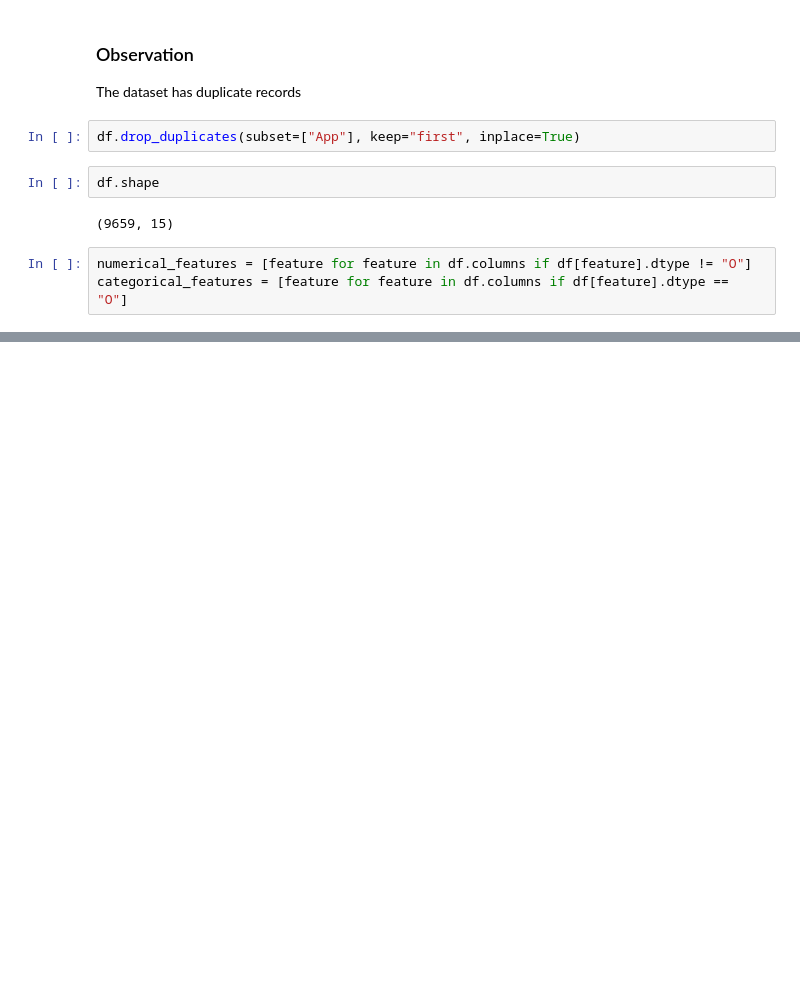
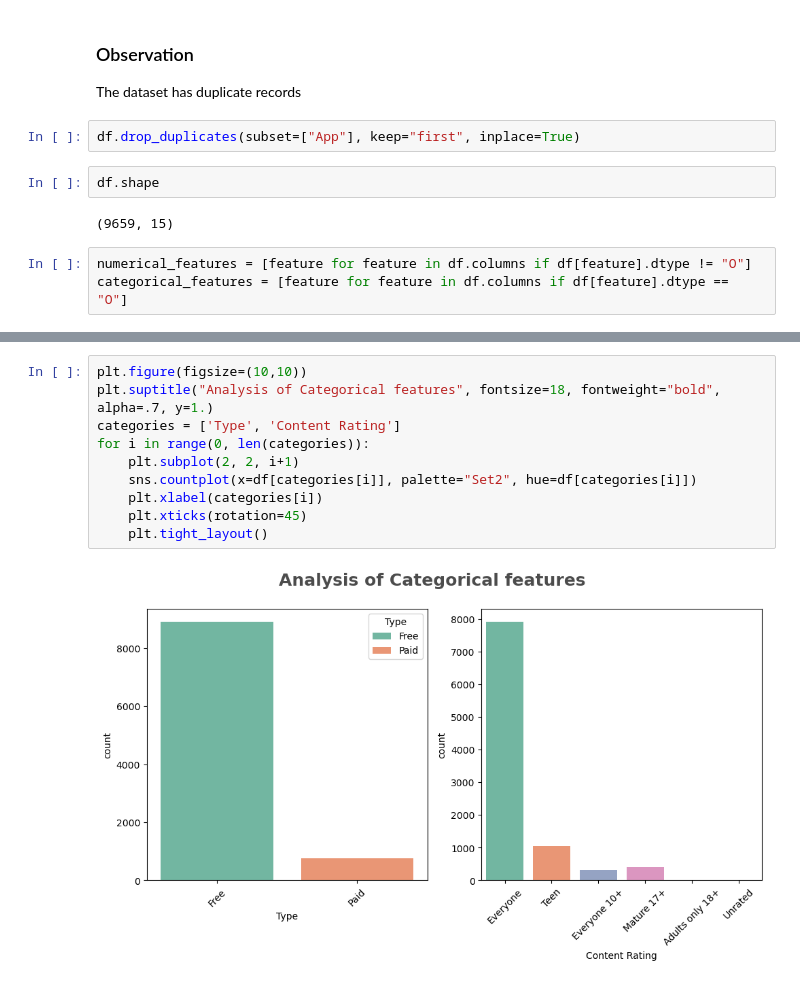
Before and after one commit to DevJelvehgar/Data_Analyst_on_Googleplay_Dataset, a Jupyter notebook: playstore_dataset.ipynb, the cells around one changed output, grey strips where cells are left out. Saved outputs shown, nothing was run; the diff lists cells and outputs as text; blank space fills up the shorter version.

```diff
--- a/playstore_dataset.ipynb
+++ b/playstore_dataset.ipynb
@@ -154,0 +206,12 @@ We have 7 categorical features such as: ['App', 'Category', 'Type', 'Content Rat
+# %%
+plt.figure(figsize=(10,10))
+plt.suptitle("Analysis of Categorical features", fontsize=18, fontweight="bold", alpha=.7, y=1.)
+categories = ['Type', 'Content Rating']
+for i in range(0, len(categories)):
+    plt.subplot(2, 2, i+1)
+    sns.countplot(x=df[categories[i]], palette="Set2", hue=df[categories[i]])
+    plt.xlabel(categories[i])
+    plt.xticks(rotation=45)
+    plt.tight_layout()
+# %% [output]
+[figure, added]
```
Also changed, not shown: parts of 16 cells of this notebook.
